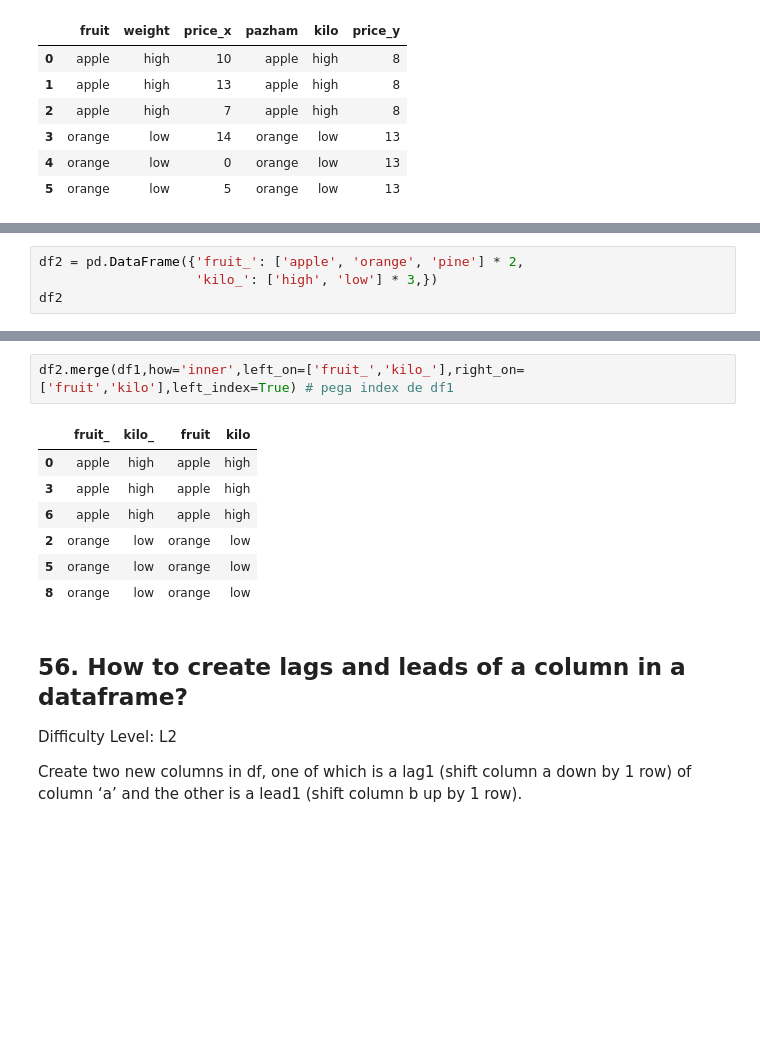
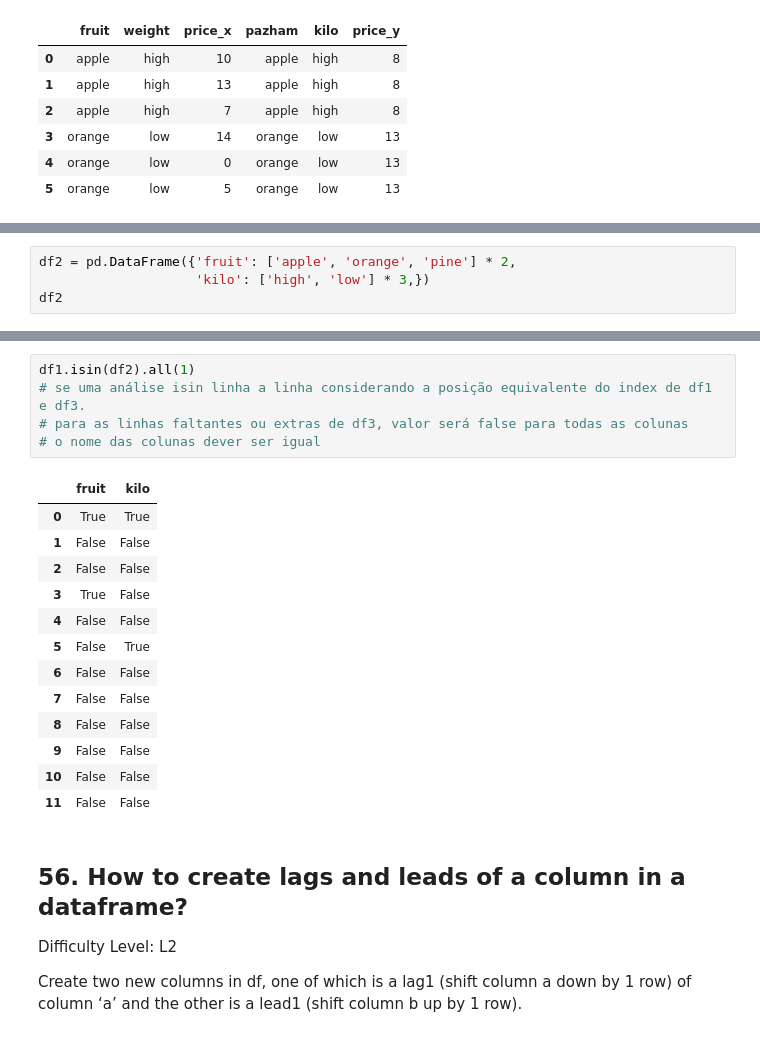
Before and after one commit to alantellecom/ex_pandas, a Jupyter notebook: EX-Pandas_solutions.ipynb, the cells around one changed output, grey strips where cells are left out. Saved outputs shown, nothing was run; the diff lists cells and outputs as text; blank space fills up the shorter version.

```diff
--- a/EX-Pandas_solutions.ipynb
+++ b/EX-Pandas_solutions.ipynb
@@ -1494,4 +1508,4 @@ df1
 # %%
-df2 = pd.DataFrame({'fruit_': ['apple', 'orange', 'pine'] * 2,
-                    'kilo_': ['high', 'low'] * 3,})
+df2 = pd.DataFrame({'fruit': ['apple', 'orange', 'pine'] * 2,
+                    'kilo': ['high', 'low'] * 3,})
 df2
@@ -1498,13 +1520,22 @@ df2
-# %%
-df2.merge(df1,how='inner',left_on=['fruit_','kilo_'],right_on=['fruit','kilo'],left_index=True) # pega index de df1
-# %% [output]
-|  | fruit_ | kilo_ | fruit | kilo |
-| 0 | apple | high | apple | high |
-| 3 | apple | high | apple | high |
-| 6 | apple | high | apple | high |
-| 2 | orange | low | orange | low |
-| 5 | orange | low | orange | low |
-| 8 | orange | low | orange | low |
+# %%
+df1.isin(df2).all(1)
+# se uma análise isin linha a linha considerando a posição equivalente do index de df1 e df3.
+# para as linhas faltantes ou extras de df3, valor será false para todas as colunas
+# o nome das colunas dever ser igual
+# %% [output]
+|  | fruit | kilo |
+| 0 | True | True |
+| 1 | False | False |
+| 2 | False | False |
+| 3 | True | False |
+| 4 | False | False |
+| 5 | False | True |
+| 6 | False | False |
+| 7 | False | False |
+| 8 | False | False |
+| 9 | False | False |
+| 10 | False | False |
+| 11 | False | False |
 # %% [markdown]
 ## 56. How to create lags and leads of a column in a dataframe?
 Difficulty Level: L2
```
Also changed, not shown: parts of 10 cells of this notebook.
